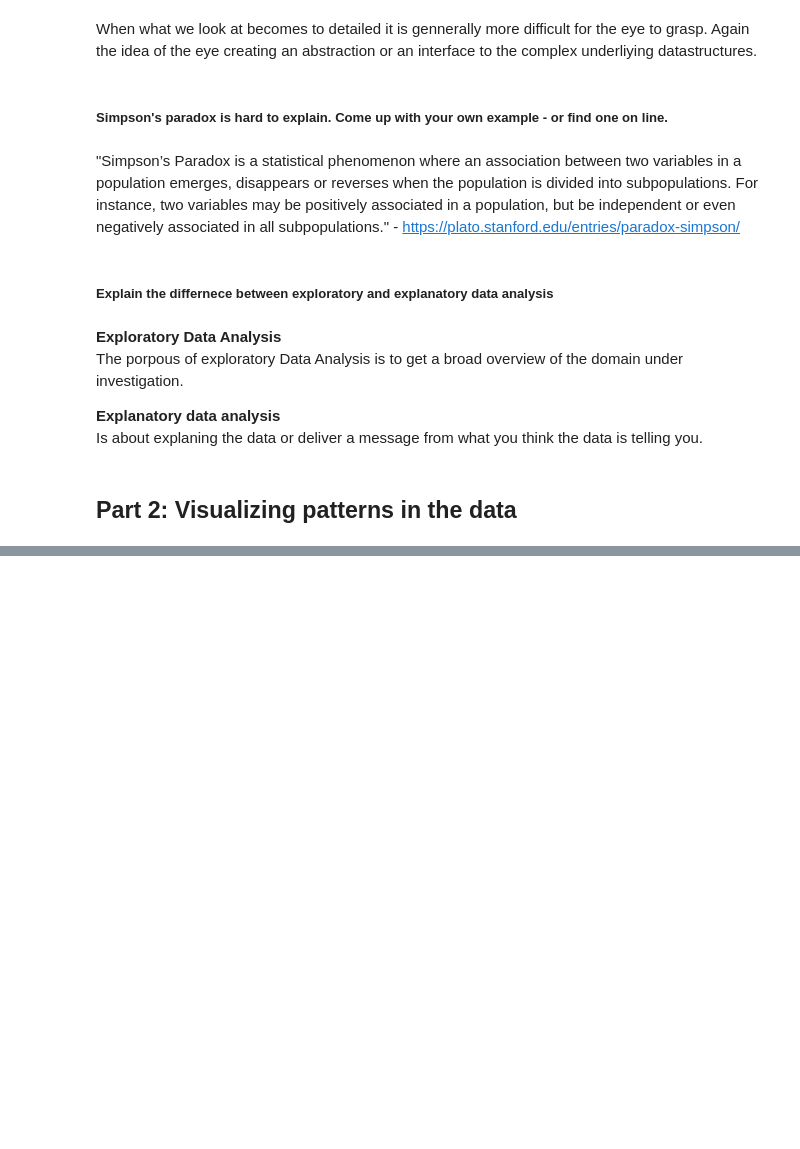
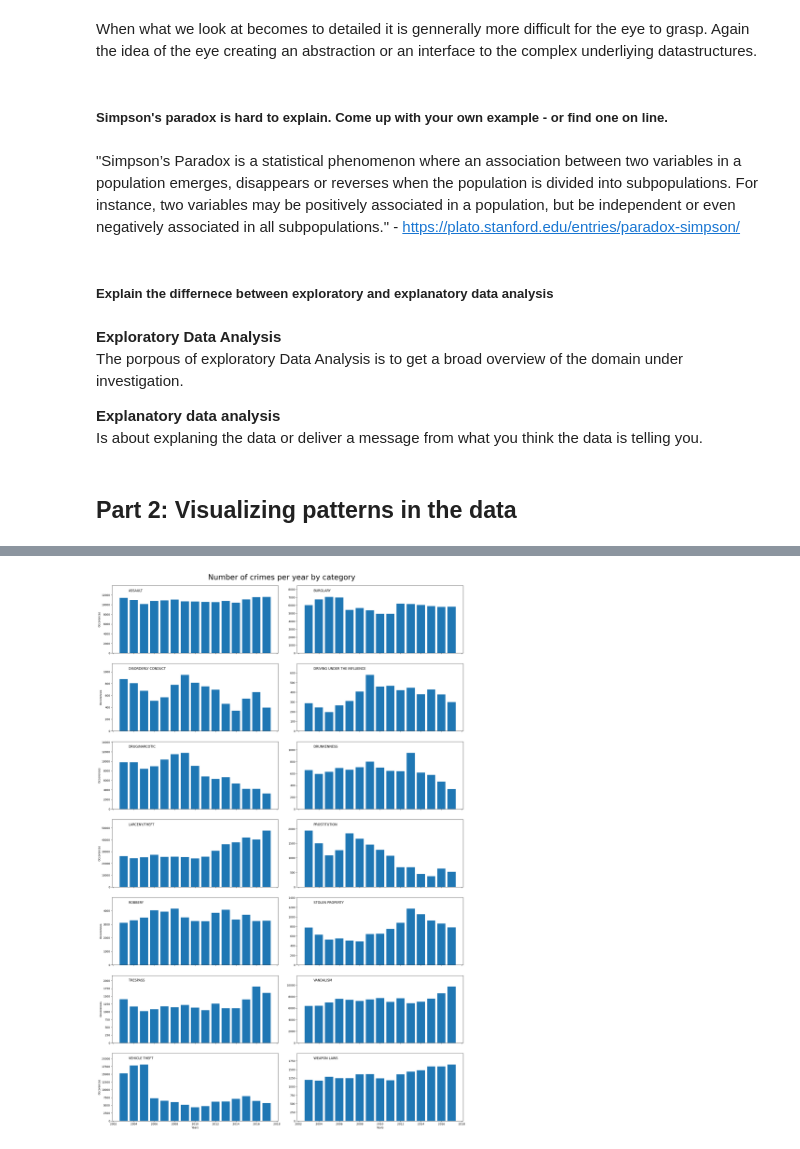
Before and after one commit to clbokea/socialdata2024, a Jupyter notebook: clbo/exercises_week2.ipynb, the cells around one changed output, grey strips where cells are left out. Saved outputs shown, nothing was run; the diff lists cells and outputs as text; code cells hidden in the pictures; blank space fills up the shorter version.

Commit message:
bars from week1 added

```diff
--- a/clbo/exercises_week2.ipynb
+++ b/clbo/exercises_week2.ipynb
@@ -262,2 +263,8 @@ import pandas as pd
 # %%
 data = pd.read_csv("Police_Department_Incident_Reports__Historical_2003_to_May_2018_20240129.csv")
+# %%
+focuscrimes = {'WEAPON LAWS', 'PROSTITUTION', 'DRIVING UNDER THE INFLUENCE', 'ROBBERY', 'BURGLARY', 'ASSAULT', 'DRUNKENNESS', 'DRUG/NARCOTIC', 'TRESPASS', 'LARCENY/THEFT', 'VANDALISM', 'VEHICLE THEFT', 'STOLEN PROPERTY', 'DISORDERLY CONDUCT'}
+focuscrimes = pd.Series(sorted(focuscrimes))
+# %%
+data['date'] = pd.to_datetime(data['Date']) # convert from text to datetime
+data['year'] = data['date'].dt.year         # get the year
@@ -263,0 +282,27 @@ data = pd.read_csv("Police_Department_Incident_Reports__Historical_2003_to_May_2
+# %%
+fig = plt.figure(figsize=(20, 30))  # create a figure (canvas like)
+fig.suptitle('Number of crimes per week-day by category', fontsize=28) # add the main title to the figure on top of all plots
+data = data[data['year'] !=2018] # rm data from 2018 from all crime categories
+
+for i, category in enumerate(focuscrimes, start=1):
+
+    crime_data = data[data['Category'] == category] # filter the dataset by category
+    crime_counts_per_year = crime_data['year'].value_counts().sort_index() # count the crimes per year for this category
+
+    # add the data to a subplot
+    ax = fig.add_subplot(len(focuscrimes)//2, 2, i) # specify how many rows in the axes in the figure, how many collums (2), and which number of the total the specific plot is
+
+    ax.margins(y=0.2) # margin from bars to top of the axes
+    ax.text(0.1, 0.95, category, ha='left', va='top', transform=ax.transAxes, fontsize=12) # add title text inside the axes
+    ax.bar(crime_counts_per_year.index, crime_counts_per_year.values) # add data to the chart (x,y)
+
+    # add / remove years and years-title on all or the last 2
+    ax.set_xticklabels([]) if i < len(focuscrimes)-1 else ax.set_xlabel('Years')
+
+    if i % 2 != 0:
+        ax.set_ylabel('Occorences')  # y-label on all plots in the left row only
+
+plt.tight_layout(pad=3.0)  # Adjusts the subplots to fit into the figure area. pad adds space between fig title and the sup charts
+plt.show()  # Display the figure with the subplots.
+# %% [output]
+[figure, added]
```
Also changed, not shown: parts of 3 cells of this notebook, 5 other files.
